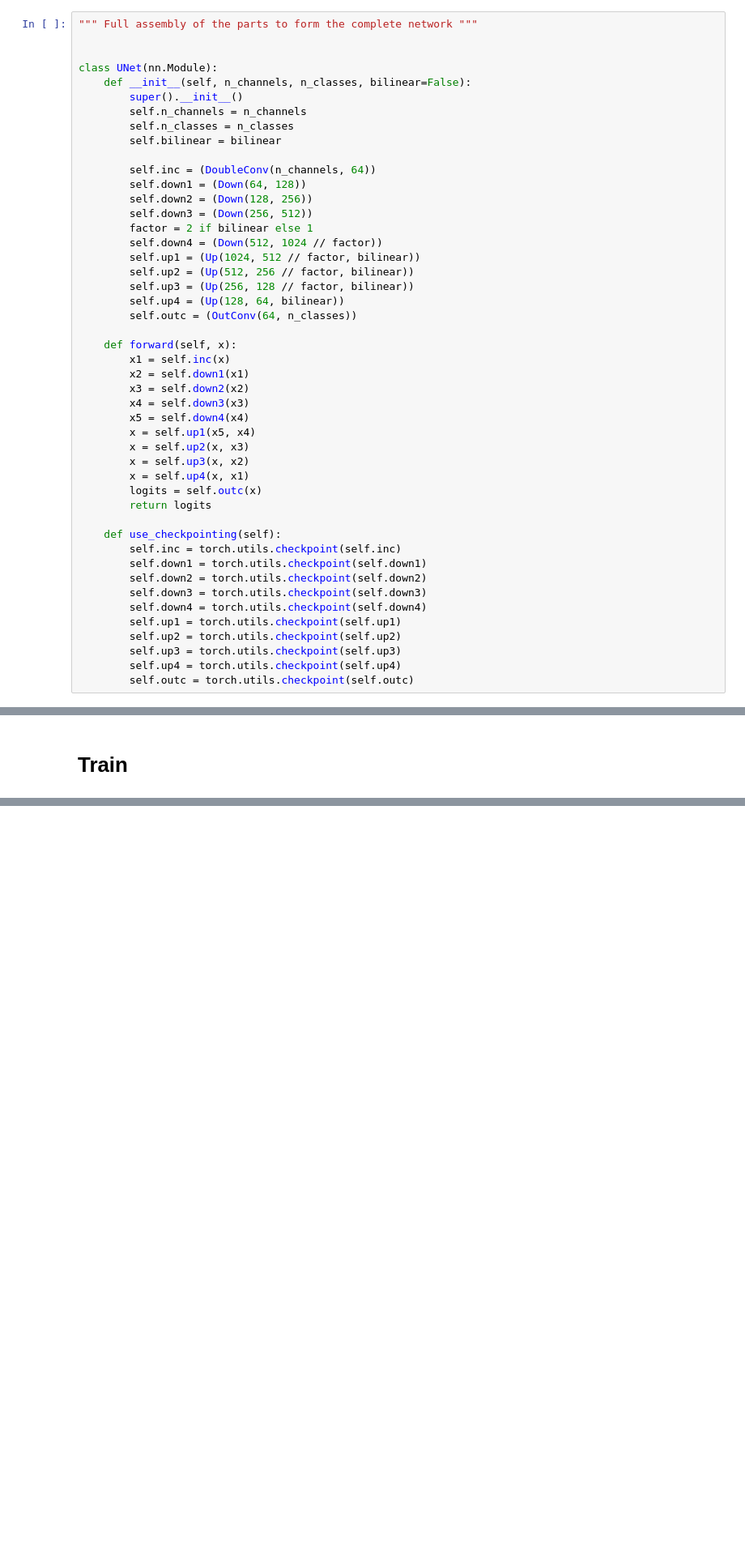
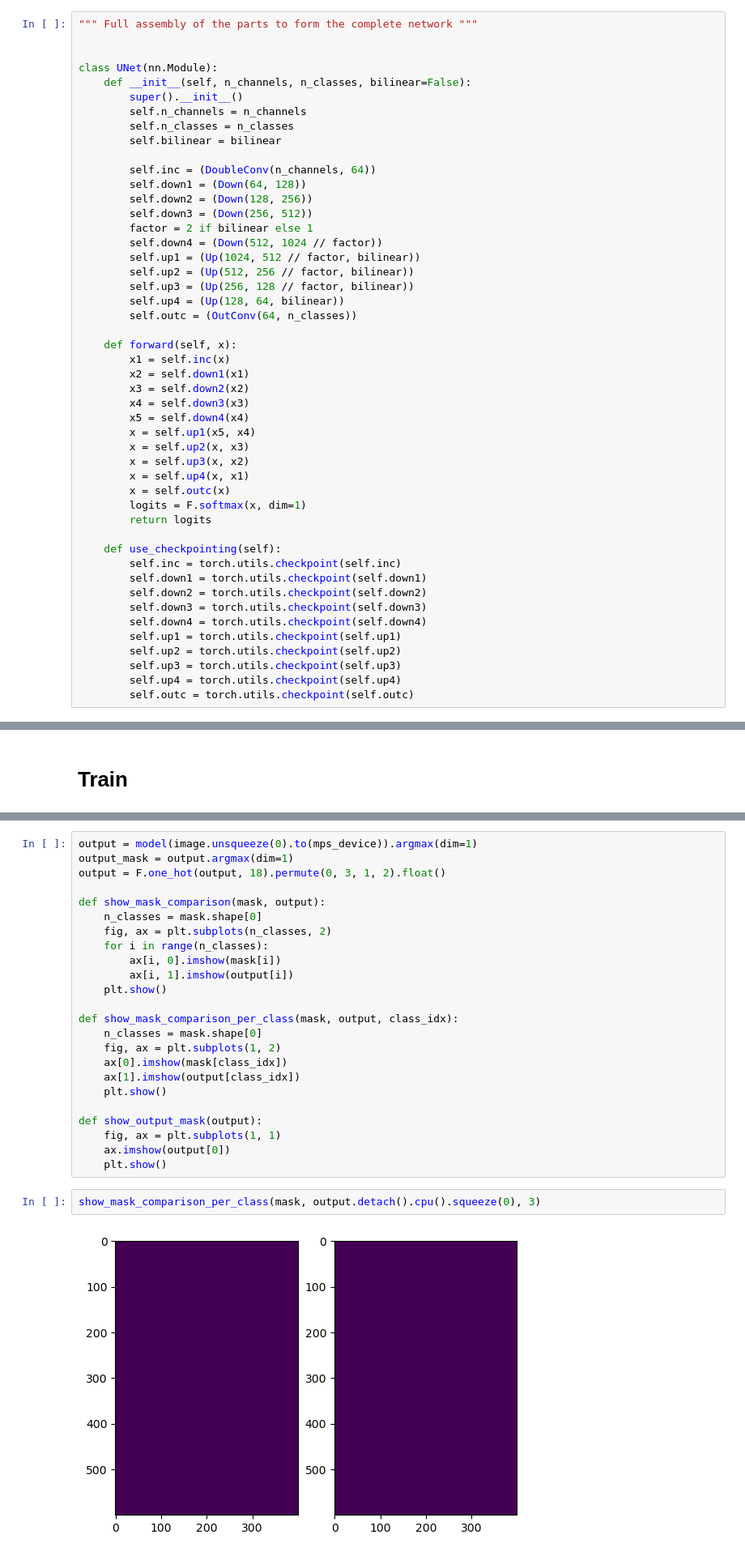
Before and after one commit to Marin-Jaic/CV-Project, a Jupyter notebook: source/training.ipynb, the cells around one changed output, grey strips where cells are left out. Shown at 81% size. Drawn from its saved outputs; the diff is of its cells as text; blank space fills up the shorter version.

```diff
--- a/source/training.ipynb
+++ b/source/training.ipynb
@@ -127,7 +131,8 @@ class UNet(nn.Module):
         x = self.up2(x, x3)
         x = self.up3(x, x2)
         x = self.up4(x, x1)
-        logits = self.outc(x)
+        x = self.outc(x)
+        logits = F.softmax(x, dim=1)
         return logits
 
     def use_checkpointing(self):
@@ -282,0 +303,28 @@ tensor
+# %%
+output = model(image.unsqueeze(0).to(mps_device)).argmax(dim=1)
+output_mask = output.argmax(dim=1)
+output = F.one_hot(output, 18).permute(0, 3, 1, 2).float()
+
+def show_mask_comparison(mask, output):
+    n_classes = mask.shape[0]
+    fig, ax = plt.subplots(n_classes, 2)
+    for i in range(n_classes):
+        ax[i, 0].imshow(mask[i])
+        ax[i, 1].imshow(output[i])
+    plt.show()
+
+def show_mask_comparison_per_class(mask, output, class_idx):
+    n_classes = mask.shape[0]
+    fig, ax = plt.subplots(1, 2)
+    ax[0].imshow(mask[class_idx])
+    ax[1].imshow(output[class_idx])
+    plt.show()
+
+def show_output_mask(output):
+    fig, ax = plt.subplots(1, 1)
+    ax.imshow(output[0])
+    plt.show()
+# %%
+show_mask_comparison_per_class(mask, output.detach().cpu().squeeze(0), 3)
+# %% [output]
+[figure, added]
```
Also changed, not shown: parts of 18 cells of this notebook, 2 other files.
